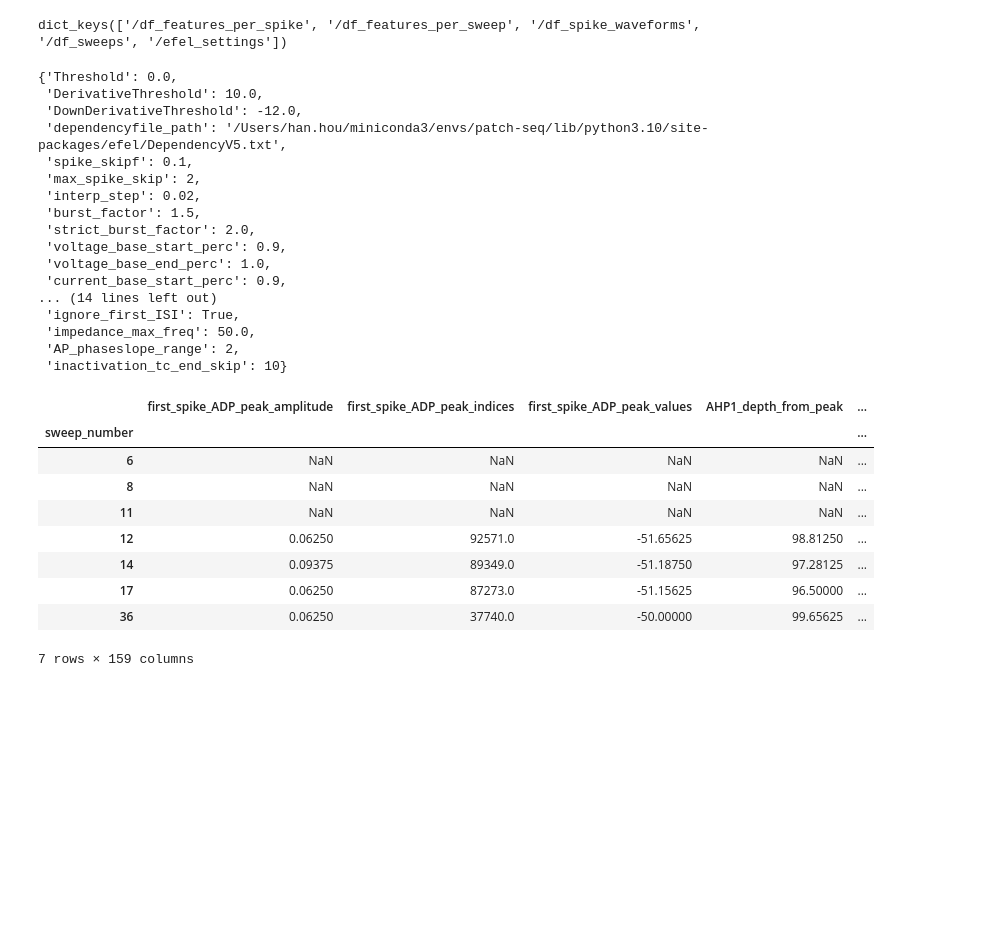
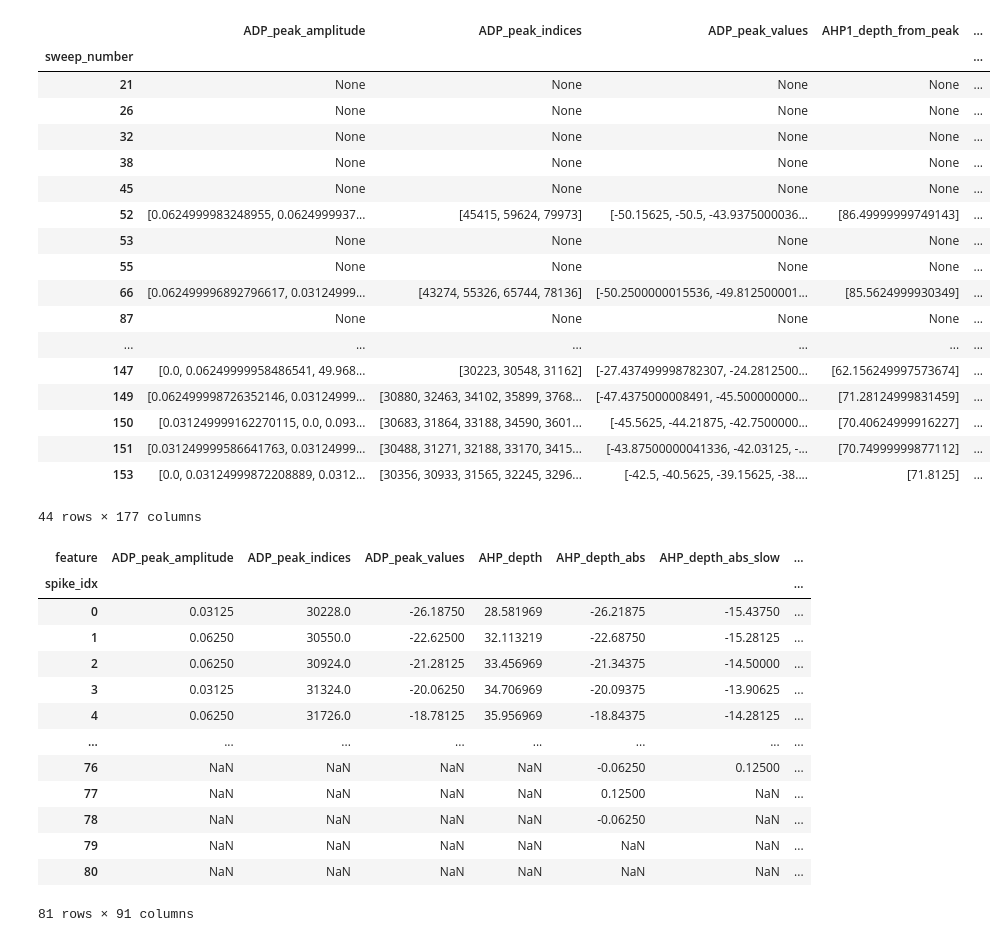
Before and after one commit to AllenNeuralDynamics/LCNE-patchseq-analysis, a Jupyter notebook: notebook/efel.ipynb, the cells around one changed output. Saved outputs shown, nothing was run; the diff lists cells and outputs as text; code cells hidden in the pictures; blank space fills up the shorter version.

```diff
--- a/notebook/efel.ipynb
+++ b/notebook/efel.ipynb
@@ -524,37 +94,39 @@ loaded["/df_features_per_spike"]
 # %%
-loaded.keys()
+loaded["df_features_original"]
 # %% [output]
+|  | ADP_peak_amplitude | ADP_peak_indices | ADP_peak_values | AHP1_depth_from_peak | ... |
+| sweep_number |  |  |  |  | ... |
+| 21 | None | None | None | None | ... |
+| 26 | None | None | None | None | ... |
+| 32 | None | None | None | None | ... |
+| 38 | None | None | None | None | ... |
+| 45 | None | None | None | None | ... |
+| 52 | [0.0624999983248955, 0.0624999937... | [45415, 59624, 79973] | [-50.15625, -50.5, -43.9375000036... | [86.49999999749143] | ... |
+| 53 | None | None | None | None | ... |
+| 55 | None | None | None | None | ... |
+| 66 | [0.062499996892796617, 0.03124999... | [43274, 55326, 65744, 78136] | [-50.2500000015536, -49.812500001... | [85.5624999930349] | ... |
+| 87 | None | None | None | None | ... |
+| ... | ... | ... | ... | ... | ... |
+| 147 | [0.0, 0.06249999958486541, 49.968... | [30223, 30548, 31162] | [-27.437499998782307, -24.2812500... | [62.156249997573674] | ... |
+| 149 | [0.062499998726352146, 0.03124999... | [30880, 32463, 34102, 35899, 3768... | [-47.4375000008491, -45.500000000... | [71.28124999831459] | ... |
+| 150 | [0.031249999162270115, 0.0, 0.093... | [30683, 31864, 33188, 34590, 3601... | [-45.5625, -44.21875, -42.7500000... | [70.40624999916227] | ... |
+| 151 | [0.031249999586641763, 0.03124999... | [30488, 31271, 32188, 33170, 3415... | [-43.87500000041336, -42.03125, -... | [70.74999999877112] | ... |
+| 153 | [0.0, 0.03124999872208889, 0.0312... | [30356, 30933, 31565, 32245, 3296... | [-42.5, -40.5625, -39.15625, -38.... | [71.8125] | ... |
-dict_keys(['/df_features_per_spike', '/df_features_per_sweep', '/df_spike_waveforms', '/df_sweeps', '/efel_settings'])
+44 rows × 177 columns
-# %%
-loaded["/efel_settings"][0]
-# %% [output]
-{'Threshold': 0.0,
- 'DerivativeThreshold': 10.0,
- 'DownDerivativeThreshold': -12.0,
- 'dependencyfile_path': '/Users/han.hou/miniconda3/envs/patch-seq/lib/python3.10/site-packages/efel/DependencyV5.txt',
- 'spike_skipf': 0.1,
- 'max_spike_skip': 2,
- 'interp_step': 0.02,
- 'burst_factor': 1.5,
- 'strict_burst_factor': 2.0,
- 'voltage_base_start_perc': 0.9,
- 'voltage_base_end_perc': 1.0,
- 'current_base_start_perc': 0.9,
-... (14 lines left out)
- 'ignore_first_ISI': True,
- 'impedance_max_freq': 50.0,
- 'AP_phaseslope_range': 2,
- 'inactivation_tc_end_skip': 10}
-# %%
-loaded["/df_features_per_sweep"]
-# %% [output]
-|  | first_spike_ADP_peak_amplitude | first_spike_ADP_peak_indices | first_spike_ADP_peak_values | AHP1_depth_from_peak | ... |
-| sweep_number |  |  |  |  | ... |
-| 6 | NaN | NaN | NaN | NaN | ... |
-| 8 | NaN | NaN | NaN | NaN | ... |
-| 11 | NaN | NaN | NaN | NaN | ... |
-| 12 | 0.06250 | 92571.0 | -51.65625 | 98.81250 | ... |
-| 14 | 0.09375 | 89349.0 | -51.18750 | 97.28125 | ... |
-| 17 | 0.06250 | 87273.0 | -51.15625 | 96.50000 | ... |
-| 36 | 0.06250 | 37740.0 | -50.00000 | 99.65625 | ... |
-7 rows × 159 columns
+# %%
+loaded["df_features_per_spike"].loc[144]
+# %% [output]
+| feature | ADP_peak_amplitude | ADP_peak_indices | ADP_peak_values | AHP_depth | AHP_depth_abs | AHP_depth_abs_slow | ... |
+| spike_idx |  |  |  |  |  |  | ... |
+| 0 | 0.03125 | 30228.0 | -26.18750 | 28.581969 | -26.21875 | -15.43750 | ... |
+| 1 | 0.06250 | 30550.0 | -22.62500 | 32.113219 | -22.68750 | -15.28125 | ... |
+| 2 | 0.06250 | 30924.0 | -21.28125 | 33.456969 | -21.34375 | -14.50000 | ... |
+| 3 | 0.03125 | 31324.0 | -20.06250 | 34.706969 | -20.09375 | -13.90625 | ... |
+| 4 | 0.06250 | 31726.0 | -18.78125 | 35.956969 | -18.84375 | -14.28125 | ... |
+| ... | ... | ... | ... | ... | ... | ... | ... |
+| 76 | NaN | NaN | NaN | NaN | -0.06250 | 0.12500 | ... |
+| 77 | NaN | NaN | NaN | NaN | 0.12500 | NaN | ... |
+| 78 | NaN | NaN | NaN | NaN | -0.06250 | NaN | ... |
+| 79 | NaN | NaN | NaN | NaN | NaN | NaN | ... |
+| 80 | NaN | NaN | NaN | NaN | NaN | NaN | ... |
+81 rows × 91 columns
```
Also changed, not shown: parts of 21 cells of this notebook.
